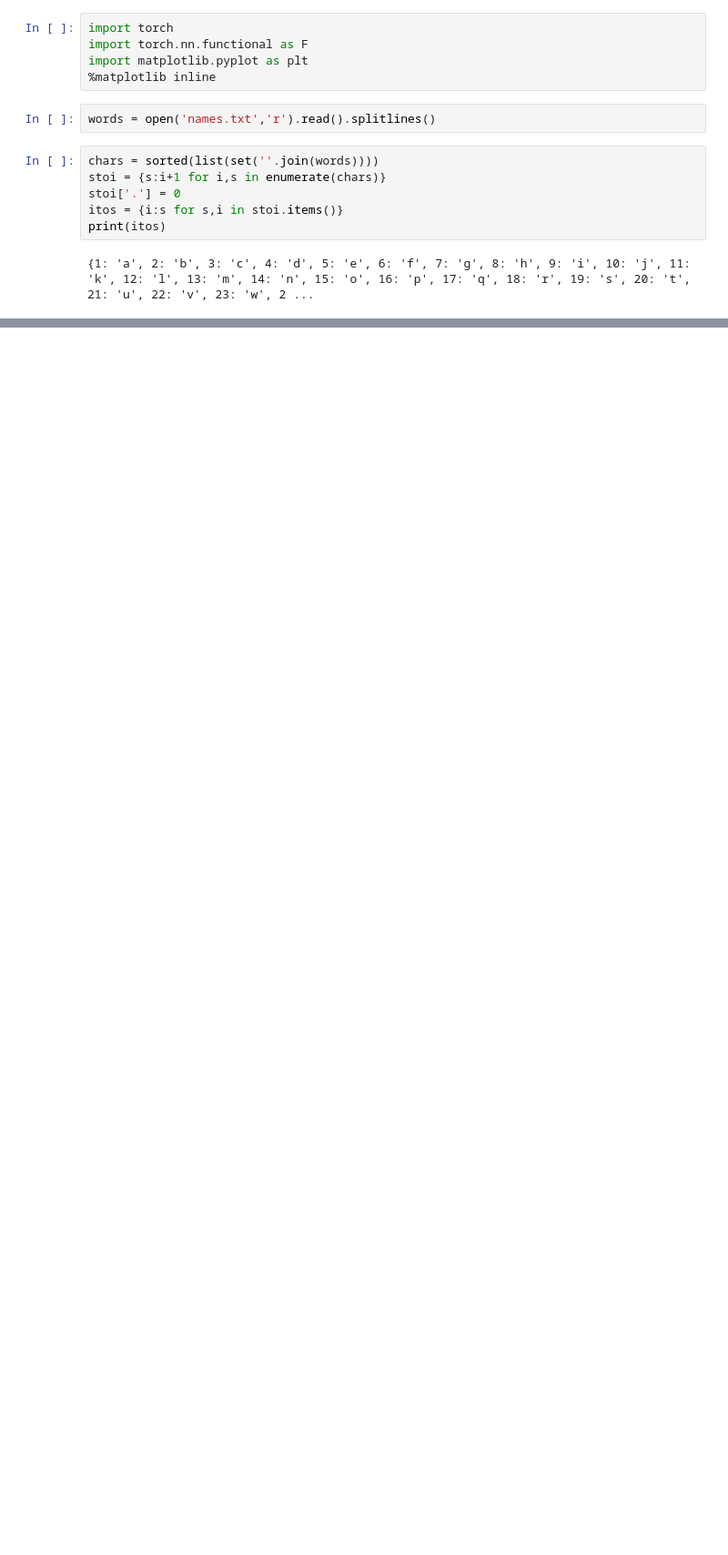
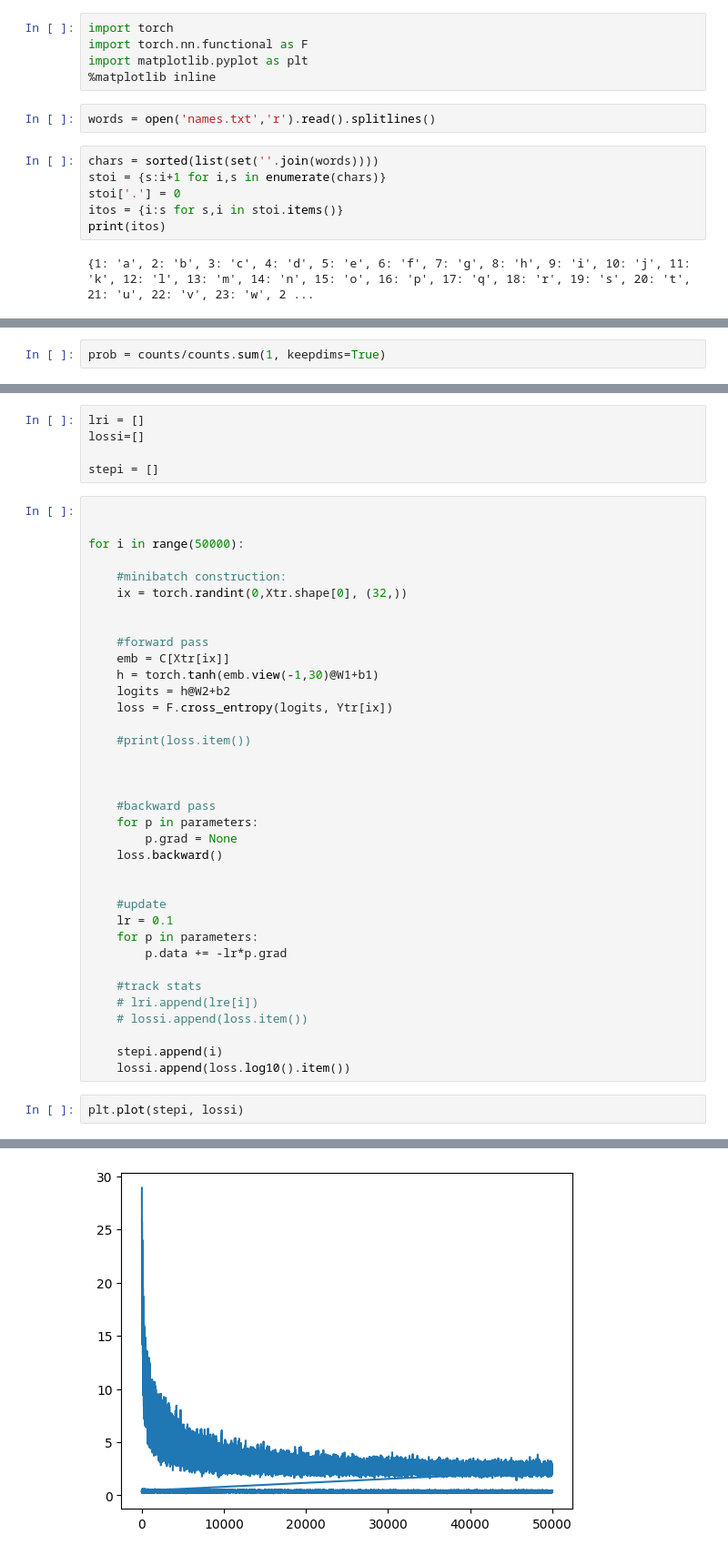
Before and after one commit to notanikdey/makemore, a Jupyter notebook: makemore_mlp.ipynb, the cells around one changed output, grey strips where cells are left out. Shown at 91% size. Drawn from its saved outputs; the diff is of its cells as text; blank space fills up the shorter version.

```diff
--- a/makemore_mlp.ipynb
+++ b/makemore_mlp.ipynb
@@ -61,0 +197,2 @@ tensor([0.2571, 0.1815])
+# %%
+prob = counts/counts.sum(1, keepdims=True)
@@ -61,0 +257,44 @@ tensor([0.2571, 0.1815])
+# %%
+lri = []
+lossi=[]
+
+stepi = []
+# %%
+
+
+for i in range(50000):
+
+    #minibatch construction:
+    ix = torch.randint(0,Xtr.shape[0], (32,))
+
+
+    #forward pass
+    emb = C[Xtr[ix]]
+    h = torch.tanh(emb.view(-1,30)@W1+b1)
+    logits = h@W2+b2
+    loss = F.cross_entropy(logits, Ytr[ix])
+
+    #print(loss.item())
+
+
+
+    #backward pass
+    for p in parameters:
+        p.grad = None
+    loss.backward()
+
+
+    #update
+    lr = 0.1
+    for p in parameters:
+        p.data += -lr*p.grad
+
+    #track stats
+    # lri.append(lre[i])
+    # lossi.append(loss.item())
+
+    stepi.append(i)
+    lossi.append(loss.log10().item())
+# %%
+plt.plot(stepi, lossi)
+# %% [output]
@@ -61,0 +302 @@ tensor([0.2571, 0.1815])
+[figure, added]
```
Also changed, not shown: parts of 39 cells of this notebook.
